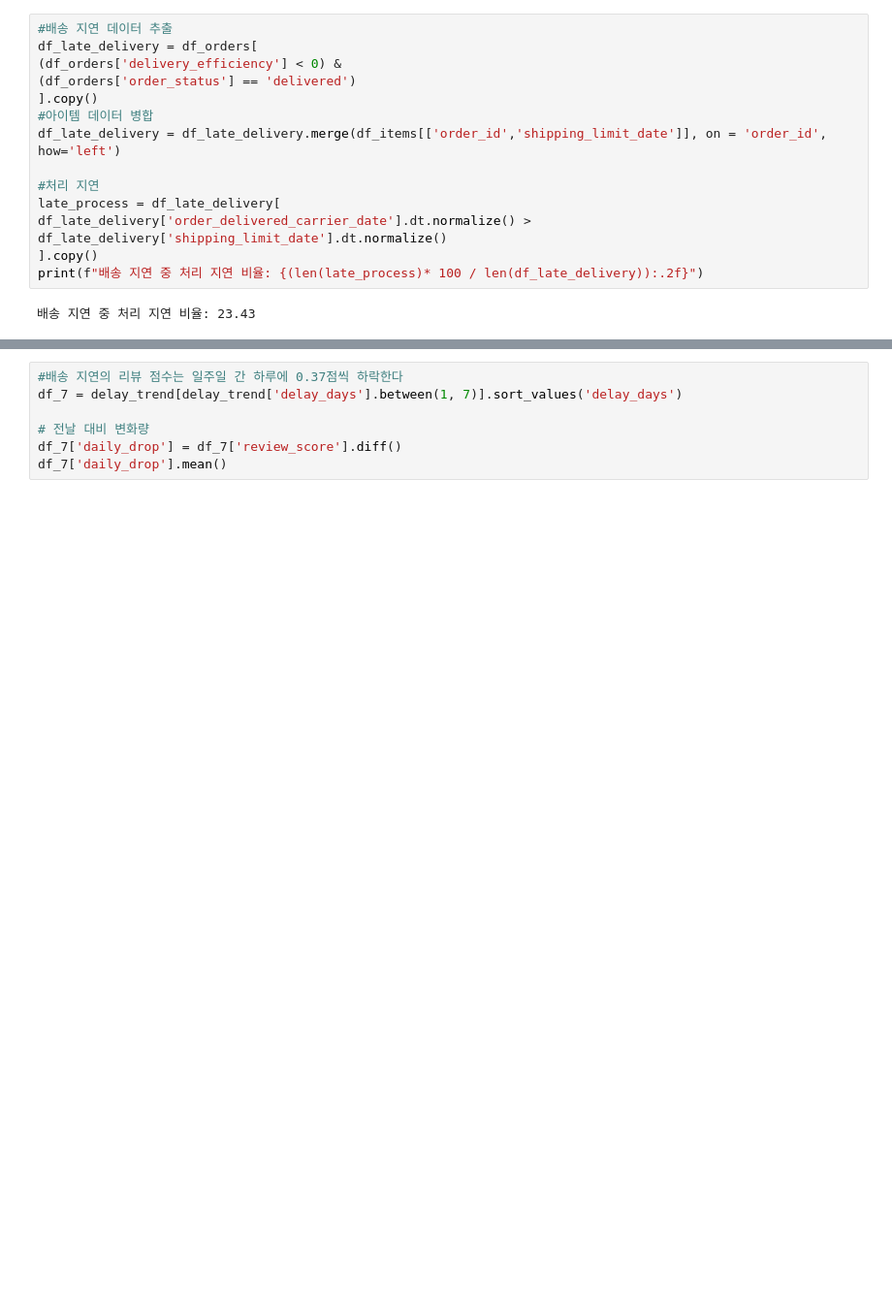
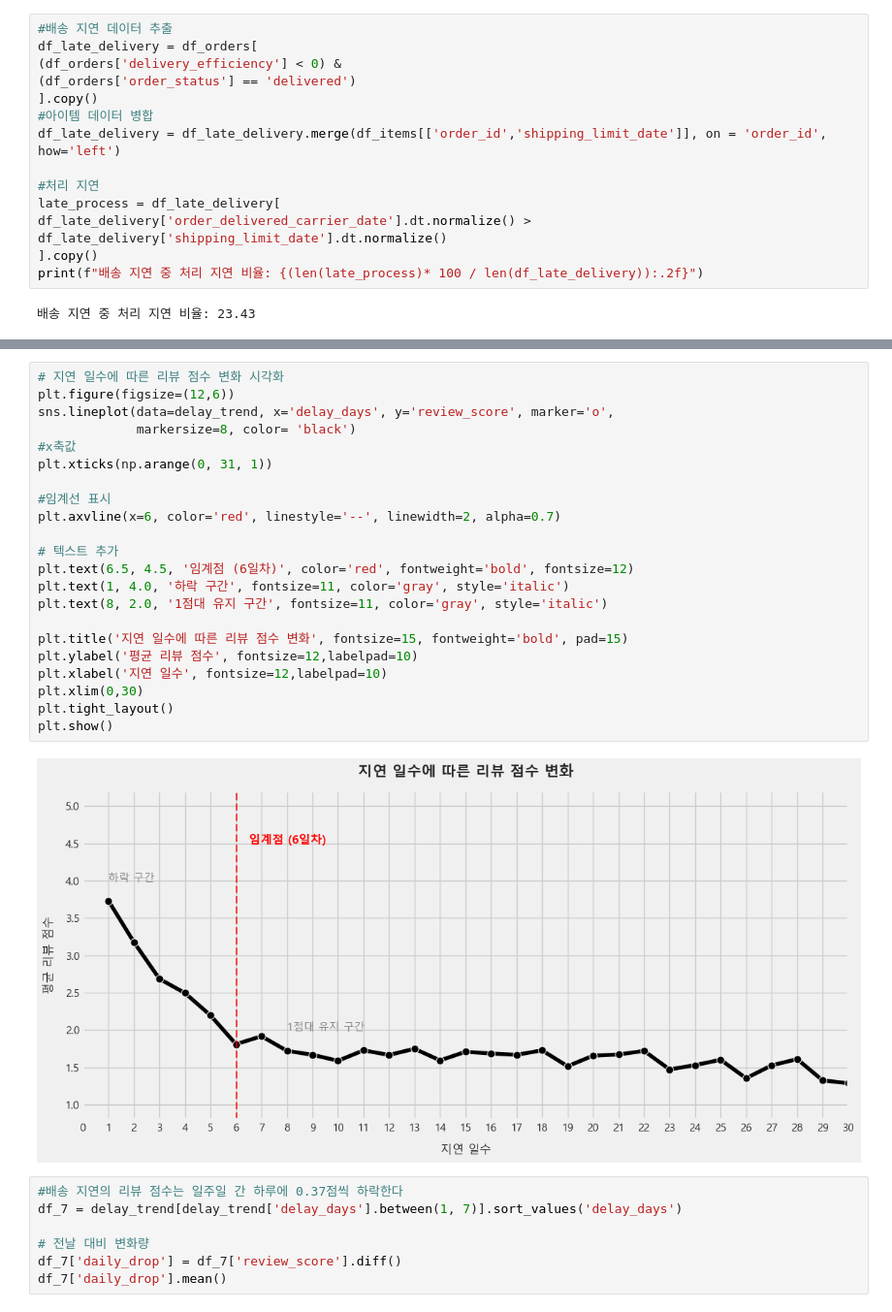
Before and after one commit to eunsung20311-dot/Olist-E-commerce-Analysis, a Jupyter notebook: 2.Hypothesis_Testing.ipynb, the cells around one changed output, grey strips where cells are left out. Shown at 97% size. Saved outputs shown, nothing was run; the diff lists cells and outputs as text; blank space fills up the shorter version.

```diff
--- a/2.Hypothesis_Testing.ipynb
+++ b/2.Hypothesis_Testing.ipynb
@@ -276,3 +249,27 @@ plt.show()
+# %%
+# 지연 일수에 따른 리뷰 점수 변화 시각화
+plt.figure(figsize=(12,6))
+sns.lineplot(data=delay_trend, x='delay_days', y='review_score', marker='o',
+             markersize=8, color= 'black')
+#x축값
+plt.xticks(np.arange(0, 31, 1))
+
+#임계선 표시
+plt.axvline(x=6, color='red', linestyle='--', linewidth=2, alpha=0.7)
+
+# 텍스트 추가
+plt.text(6.5, 4.5, '임계점 (6일차)', color='red', fontweight='bold', fontsize=12)
+plt.text(1, 4.0, '하락 구간', fontsize=11, color='gray', style='italic')
+plt.text(8, 2.0, '1점대 유지 구간', fontsize=11, color='gray', style='italic')
+
+plt.title('지연 일수에 따른 리뷰 점수 변화', fontsize=15, fontweight='bold', pad=15)
+plt.ylabel('평균 리뷰 점수', fontsize=12,labelpad=10)
+plt.xlabel('지연 일수', fontsize=12,labelpad=10)
+plt.xlim(0,30)
+plt.tight_layout()
+plt.show()
+# %% [output]
+[figure, added]
 # %%
 #배송 지연의 리뷰 점수는 일주일 간 하루에 0.37점씩 하락한다
 df_7 = delay_trend[delay_trend['delay_days'].between(1, 7)].sort_values('delay_days')
```
Also changed, not shown: parts of 25 cells of this notebook.
